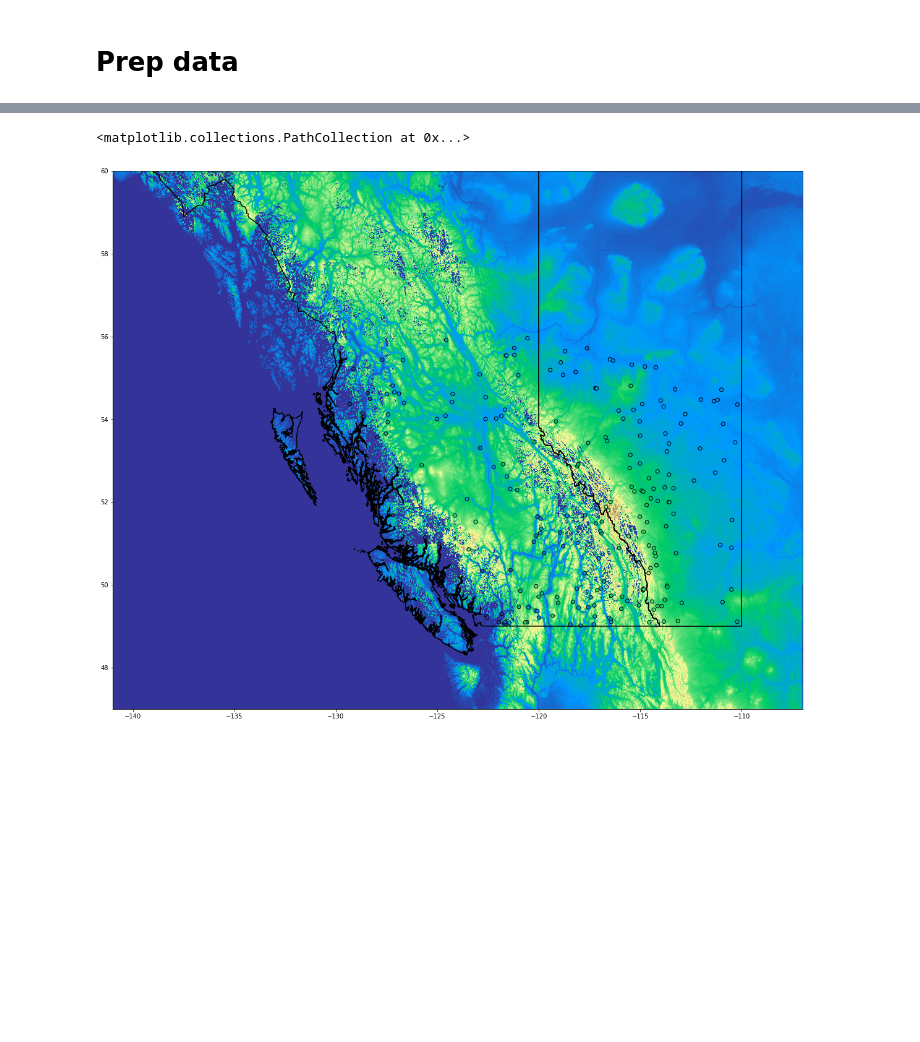
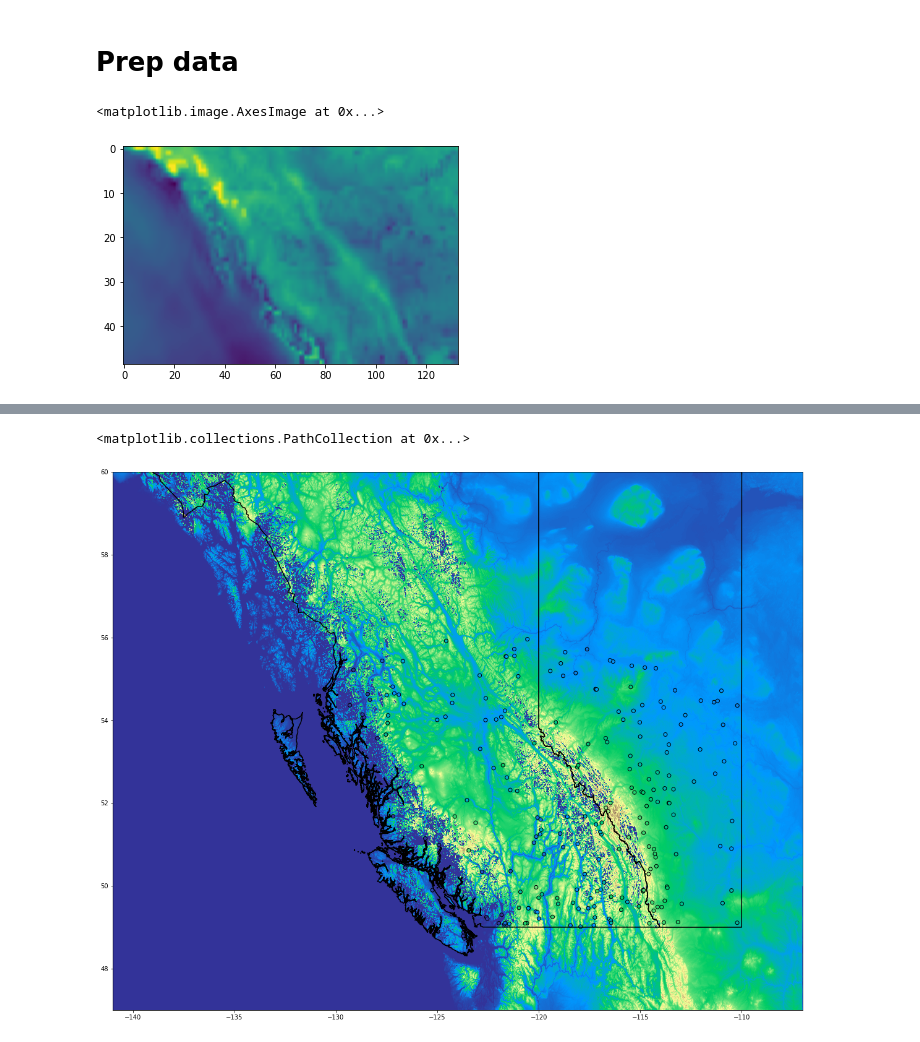
Before and after one commit to andersonsam/cnn_lstm_interpret, a Jupyter notebook: cnn_lstm_static.ipynb, the cells around one changed output, grey strips where cells are left out. Saved outputs shown, nothing was run; the diff lists cells and outputs as text; code cells hidden in the pictures; blank space fills up the shorter version.

```diff
--- a/cnn_lstm_static.ipynb
+++ b/cnn_lstm_static.ipynb
@@ -709,6 +709,10 @@ tempDict = pickle.load(pickle_in)
 pickle_in = open(dir_data + '/' + 'precDict_ERA5_1979_2015_075grid_AB_BC.pickle','rb')
 precDict = pickle.load(pickle_in)
 
+#load daily evap data
+pickle_in = open(dir_data + '/' + 'evapDict_ERA5_1979_2020_025grid_AB_BC.pickle','rb')
+evapDict = pickle.load(pickle_in)
+
 #unpack data
 stationDrainageArea = np.array([np.double(area[1:]) for area in flowDict['stationDrainageArea']])
 stationLat = flowDict['stationLat']
@@ -728,6 +732,11 @@ Tmax = np.asarray(tempDict['Tmax'])
 Tmin = np.asarray(tempDict['Tmin'])
 P = np.asarray(precDict['P'])
 
+E = np.asarray(evapDict['E'])
+Emean = np.mean(E,axis = 0)
+eraLat025 = evapDict['latERA']
+eraLon025 = evapDict['lonERA']
+
 #load basin data
 pickle_in = open(dir_data + '/' + basinspickle, 'rb')
 stationBasins = pickle.load(pickle_in)
@@ -733,0 +745,5 @@ stationBasins = pickle.load(pickle_in)
+# %%
+plt.imshow(Emean, aspect = 'auto')
+# %% [output]
+<matplotlib.image.AxesImage at 0x...>
+[figure, added]
```
Also changed, not shown: parts of 26 cells of this notebook.
